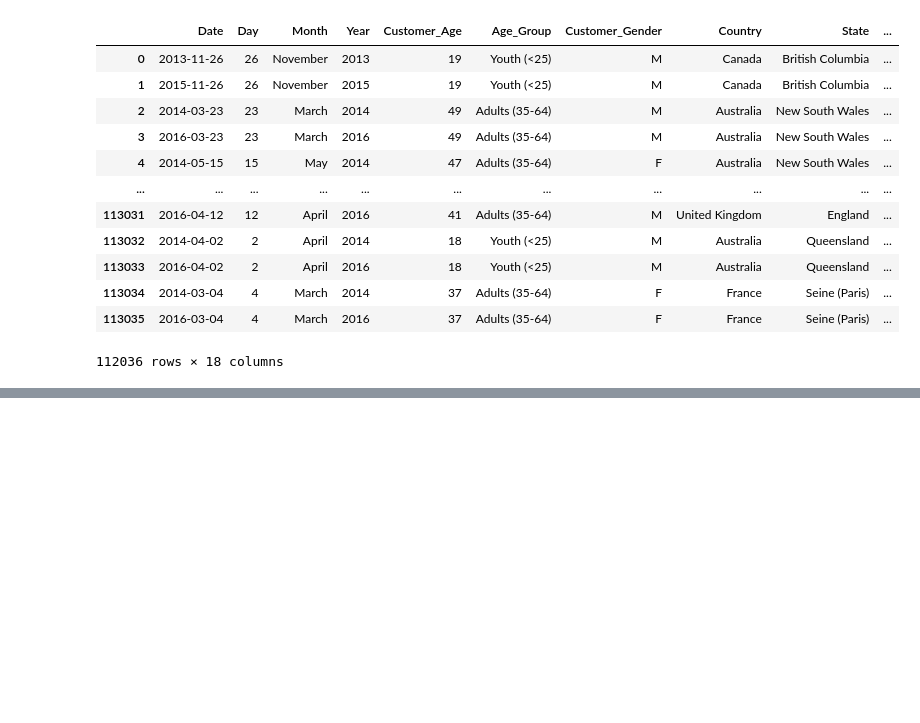
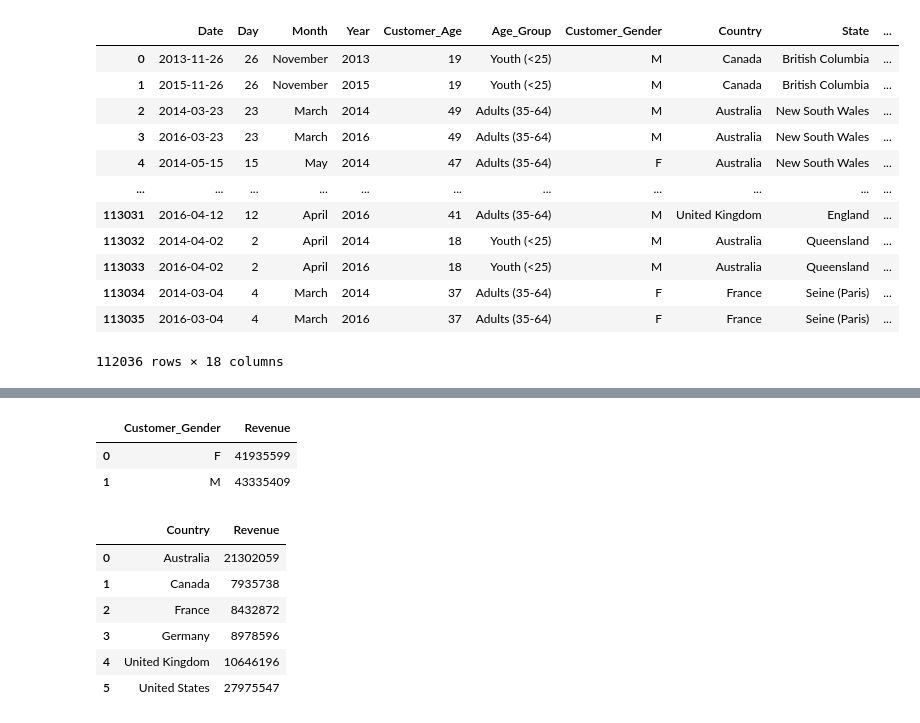
Before and after one commit to YashSharma082003/Exploratory-Data-Analysis-of-Bike-Store-Sales-Dataset, a Jupyter notebook: Exploratory_Data_Analysis_Of_Bike_Store_Sales_Dataset.ipynb, the cells around one changed output, grey strips where cells are left out. Cells and saved outputs as stored; diff of their text form; code cells hidden in the pictures; blank space fills up the shorter version.

```diff
--- a/Exploratory_Data_Analysis_Of_Bike_Store_Sales_Dataset.ipynb
+++ b/Exploratory_Data_Analysis_Of_Bike_Store_Sales_Dataset.ipynb
@@ -144,0 +173,16 @@ df.drop_duplicates()
+# %%
+df.groupby('Customer_Gender')['Revenue'].sum().reset_index()
+# %% [output]
+|  | Customer_Gender | Revenue |
+| 0 | F | 41935599 |
+| 1 | M | 43335409 |
+# %%
+df.groupby('Country')['Revenue'].sum().reset_index()
+# %% [output]
+|  | Country | Revenue |
+| 0 | Australia | 21302059 |
+| 1 | Canada | 7935738 |
+| 2 | France | 8432872 |
+| 3 | Germany | 8978596 |
+| 4 | United Kingdom | 10646196 |
+| 5 | United States | 27975547 |
```
Also changed, not shown: parts of 3 cells of this notebook.
